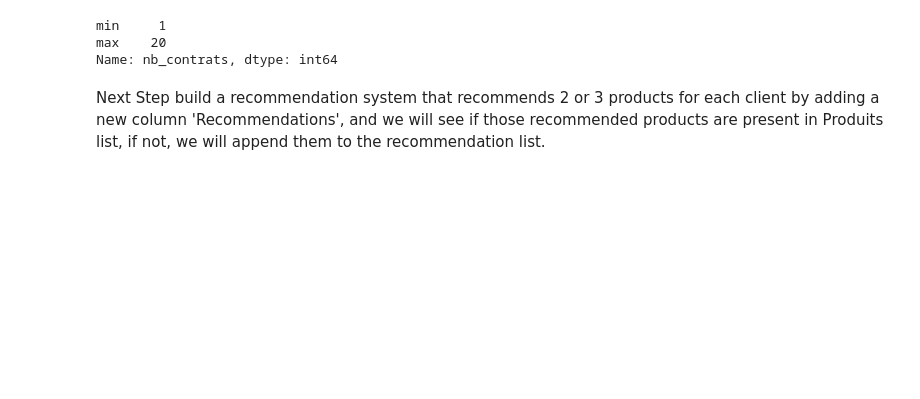
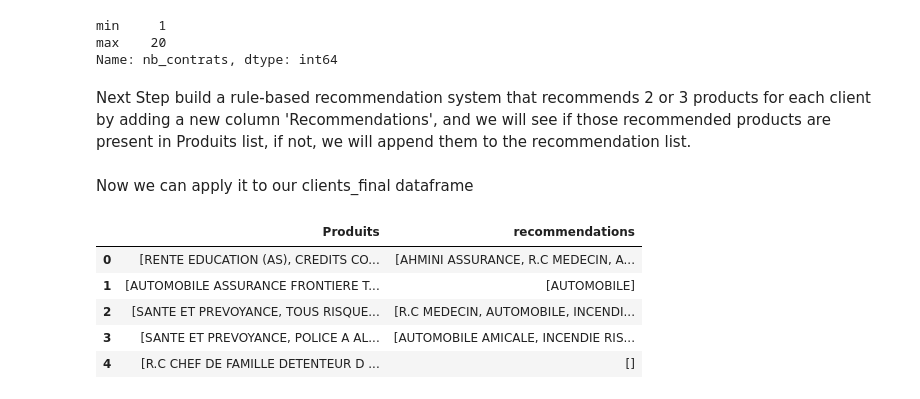
Before and after one commit to Moetez-Fradi/GenAI-Commercial-BH-Next, a Jupyter notebook: tools/recommendation/notebooks/analyse_contarts.ipynb, the cells around one changed output. Saved outputs shown, nothing was run; the diff lists cells and outputs as text; code cells hidden in the pictures; blank space fills up the shorter version.

```diff
--- a/tools/recommendation/notebooks/analyse_contarts.ipynb
+++ b/tools/recommendation/notebooks/analyse_contarts.ipynb
@@ -223,4 +223,4 @@ min     1
 max    20
 Name: nb_contrats, dtype: int64
 # %% [markdown]
-Next Step build a recommendation system that recommends 2 or 3 products for each client by adding a new column 'Recommendations', and we will see if those recommended products are present in Produits list, if not, we will append them to the recommendation list.
+Next Step build a rule-based recommendation system that recommends 2 or 3 products for each client by adding a new column 'Recommendations', and we will see if those recommended products are present in Produits list, if not, we will append them to the recommendation list.
@@ -226,0 +268,2 @@ Next Step build a recommendation system that recommends 2 or 3 products for each
+# %% [markdown]
+Now we can apply it to our clients_final dataframe
@@ -226,0 +272,20 @@ Next Step build a recommendation system that recommends 2 or 3 products for each
+# %%
+df['recommendations'] = df.apply(
+    lambda row: recommander_assurances(
+        age=row['age'],
+        sexe = row['Sexe'],
+        situation_familiale=row['SituationFamiliale'],
+        profession=row['Profession'],
+        revenus_mensuels=row['RevenusMensuels']
+    ),
+    axis=1
+)
+
+df[['Produits','recommendations']].head()
+# %% [output]
+|  | Produits | recommendations |
+| 0 | [RENTE EDUCATION (AS), CREDITS CO... | [AHMINI ASSURANCE, R.C MEDECIN, A... |
+| 1 | [AUTOMOBILE ASSURANCE FRONTIERE T... | [AUTOMOBILE] |
+| 2 | [SANTE ET PREVOYANCE, TOUS RISQUE... | [R.C MEDECIN, AUTOMOBILE, INCENDI... |
+| 3 | [SANTE ET PREVOYANCE, POLICE A AL... | [AUTOMOBILE AMICALE, INCENDIE RIS... |
+| 4 | [R.C CHEF DE FAMILLE DETENTEUR D ... | [] |
```
Also changed, not shown: parts of 11 cells of this notebook.
